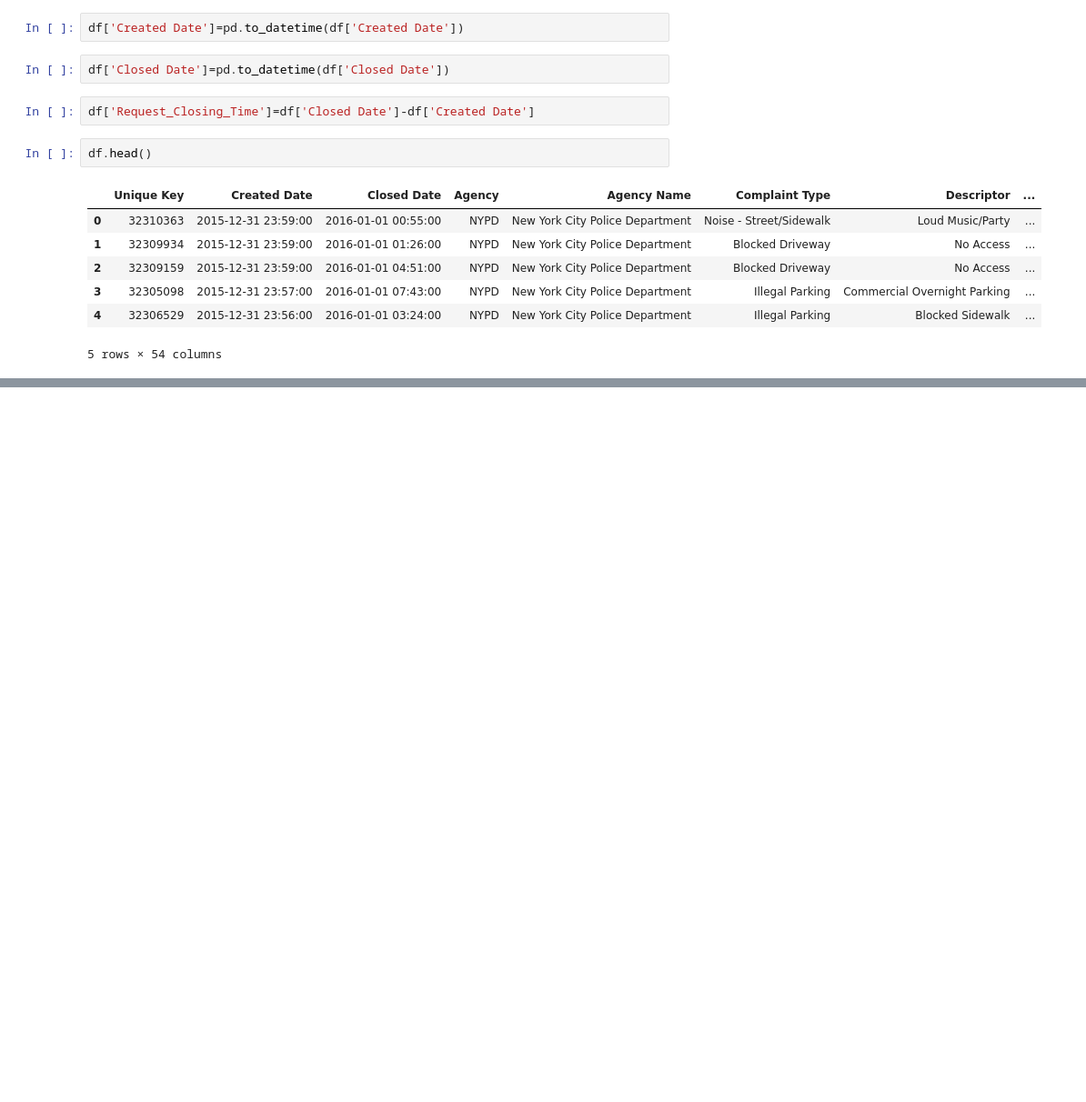
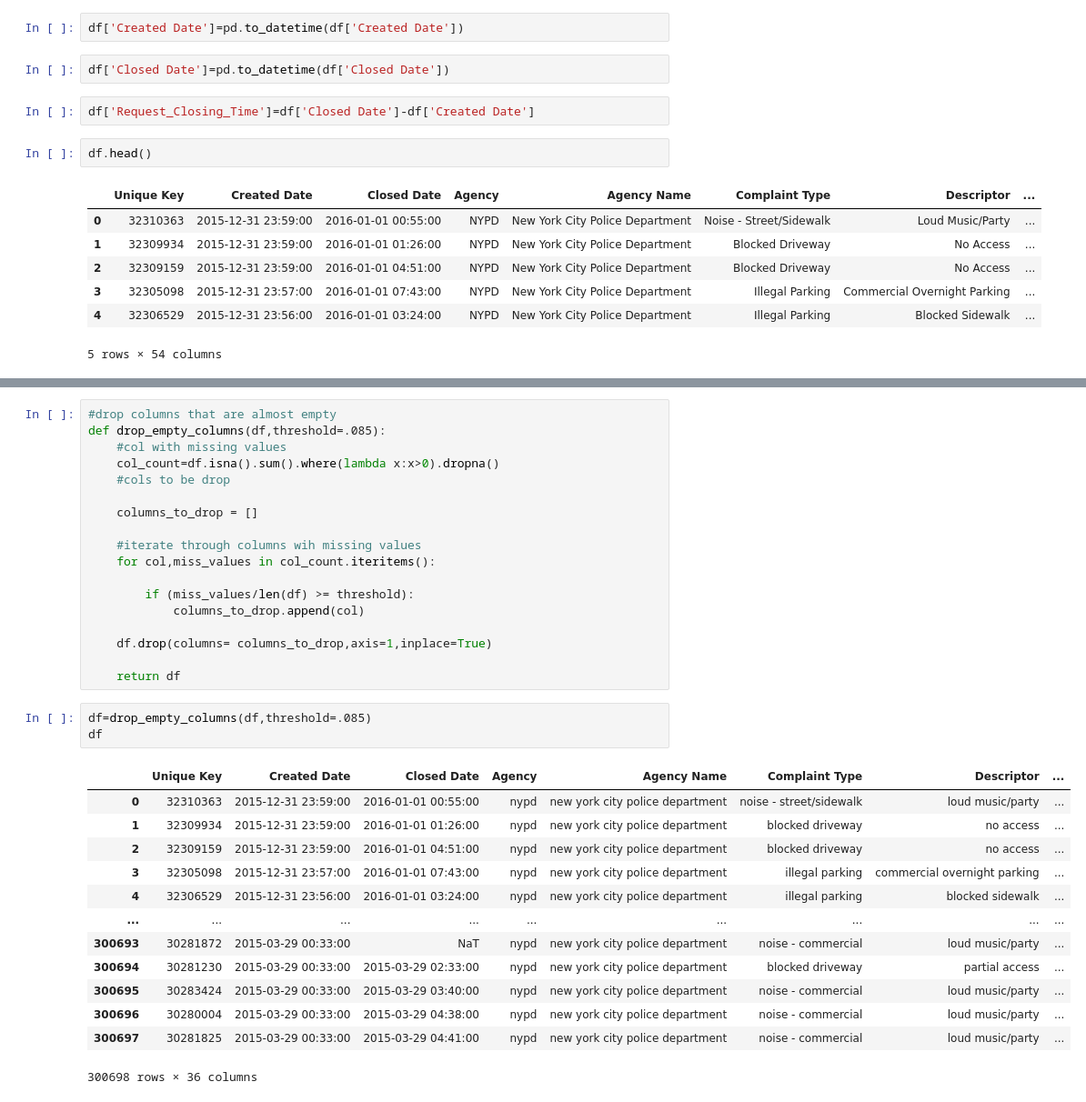
Before and after one commit to Angie1210/customer_Service_requests_analysis, a Jupyter notebook: nyc.ipynb, the cells around one changed output, grey strips where cells are left out. Shown at 91% size. Saved outputs shown, nothing was run; the diff lists cells and outputs as text; blank space fills up the shorter version.

```diff
--- a/nyc.ipynb
+++ b/nyc.ipynb
@@ -65,0 +109,35 @@ df.head()
+# %%
+#drop columns that are almost empty
+def drop_empty_columns(df,threshold=.085):
+    #col with missing values
+    col_count=df.isna().sum().where(lambda x:x>0).dropna()
+    #cols to be drop
+
+    columns_to_drop = []
+
+    #iterate through columns wih missing values
+    for col,miss_values in col_count.iteritems():
+
+        if (miss_values/len(df) >= threshold):
+            columns_to_drop.append(col)
+
+    df.drop(columns= columns_to_drop,axis=1,inplace=True)
+
+    return df
+# %%
+df=drop_empty_columns(df,threshold=.085)
+df
+# %% [output]
+|  | Unique Key | Created Date | Closed Date | Agency | Agency Name | Complaint Type | Descriptor | ... |
+| 0 | 32310363 | 2015-12-31 23:59:00 | 2016-01-01 00:55:00 | nypd | new york city police department | noise - street/sidewalk | loud music/party | ... |
+| 1 | 32309934 | 2015-12-31 23:59:00 | 2016-01-01 01:26:00 | nypd | new york city police department | blocked driveway | no access | ... |
+| 2 | 32309159 | 2015-12-31 23:59:00 | 2016-01-01 04:51:00 | nypd | new york city police department | blocked driveway | no access | ... |
+| 3 | 32305098 | 2015-12-31 23:57:00 | 2016-01-01 07:43:00 | nypd | new york city police department | illegal parking | commercial overnight parking | ... |
+| 4 | 32306529 | 2015-12-31 23:56:00 | 2016-01-01 03:24:00 | nypd | new york city police department | illegal parking | blocked sidewalk | ... |
+| ... | ... | ... | ... | ... | ... | ... | ... | ... |
+| 300693 | 30281872 | 2015-03-29 00:33:00 | NaT | nypd | new york city police department | noise - commercial | loud music/party | ... |
+| 300694 | 30281230 | 2015-03-29 00:33:00 | 2015-03-29 02:33:00 | nypd | new york city police department | blocked driveway | partial access | ... |
+| 300695 | 30283424 | 2015-03-29 00:33:00 | 2015-03-29 03:40:00 | nypd | new york city police department | noise - commercial | loud music/party | ... |
+| 300696 | 30280004 | 2015-03-29 00:33:00 | 2015-03-29 04:38:00 | nypd | new york city police department | noise - commercial | loud music/party | ... |
+| 300697 | 30281825 | 2015-03-29 00:33:00 | 2015-03-29 04:41:00 | nypd | new york city police department | noise - commercial | loud music/party | ... |
+300698 rows × 36 columns
```
Also changed, not shown: parts of 4 cells of this notebook.
